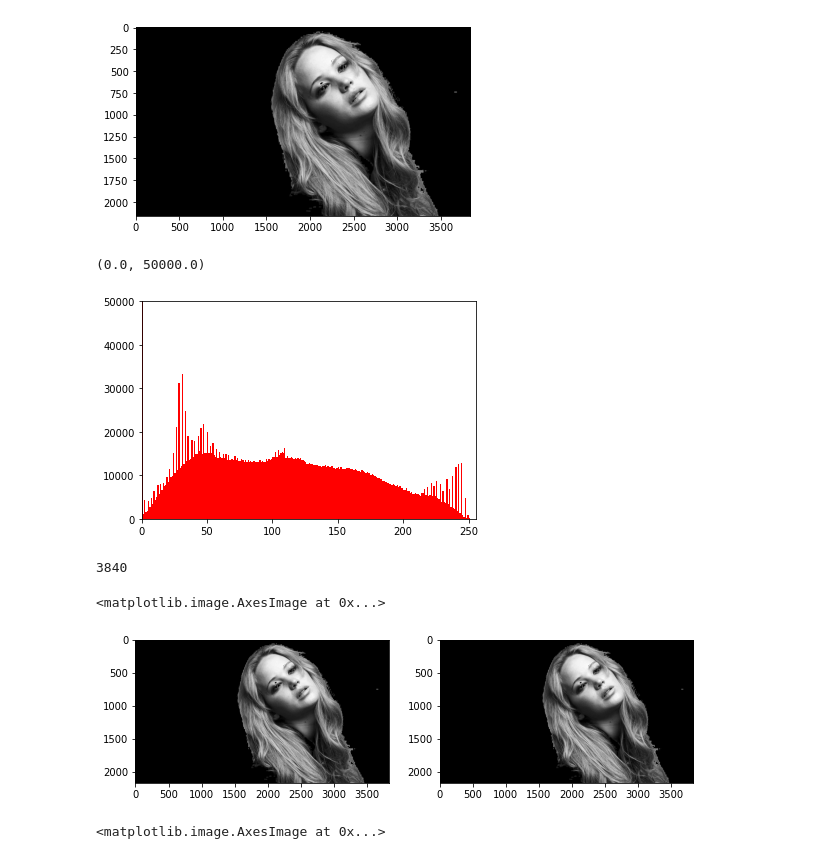
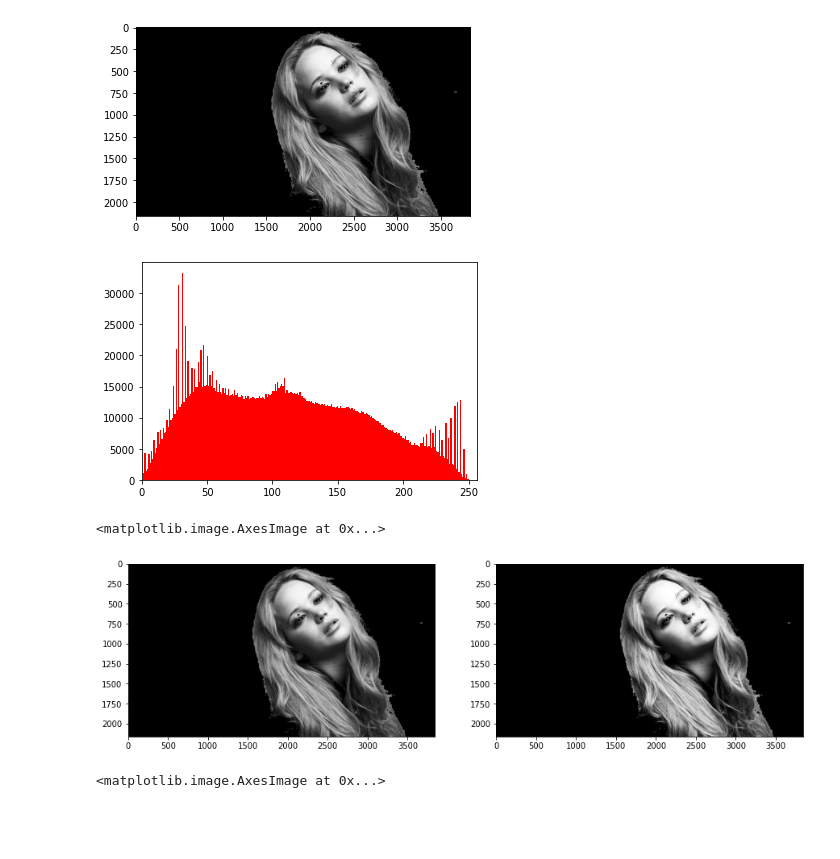
Before and after one commit to leonfdo/Image_augmentation, a Jupyter notebook: Untitled-1.ipynb, the cells around one changed output. Cells and saved outputs as stored; diff of their text form; code cells hidden in the pictures; blank space fills up the shorter version.

```diff
--- a/Untitled-1.ipynb
+++ b/Untitled-1.ipynb
@@ -207,37 +207,37 @@ ax[2].set_title("V plane")
 Text(0.5, 1.0, 'V plane')
 [figure]
 # %%
-img1=cv.imread("C:\\Users\\leonf\Music\\image_processing\\jeniffer.jpg",0)
-#img1=cv.cvtColor(img1,cv.COLOR_BGR2RGB)
-#print(saturation.max())
+jen_img=cv.imread("C:\\Users\\leonf\Music\\image_processing\\jeniffer.jpg",0)
 ret, mask = cv.threshold(saturation, 11, 1, cv.THRESH_BINARY)
-img2=cv.bitwise_and(img1,img1,mask=mask)
+img2=cv.bitwise_and(jen_img,jen_img,mask=mask)
 plt.imshow(img2,cmap="gray",vmin=0,vmax=255)
+#cv.imshow("img",img2)
+#cv.waitKey(0)
+#cv.destroyAllWindows()
 # %% [output]
 <matplotlib.image.AxesImage at 0x...>
 [figure]
 # %%
-plt.hist(img2.flatten(),256,[0,256],color='r')
+hist,bins=np.histogram(img2.ravel(),256,[0,256])
+plt.hist(img2.flatten(),256,[1,256],color='r')
 plt.xlim([0,256])
-plt.ylim([0,50000])
+hist[0] = 0
+
+#plt.plot(hist)
 # %% [output]
-(0.0, 50000.0)
-[figure, old version]
+[figure, new version]
-# %%
-w=img2.shape[0]
-h=img2.shape[1]
-# %% [output]
-3840
 # %%
 w=img2.shape[0]
 h=img2.shape[1]
-hist1=np.cumsum(hist)*(255/(w*h))
-img_new=cv.LUT(img2,hist1)
-fig,ax=plt.subplots(1,2,figsize=(10,10))
+hist1=hist.cumsum()*(255/(hist.sum()))
+img_new=cv.LUT(img2,hist1).astype(np.uint8)
+fig,ax=plt.subplots(1,2,figsize=(15,15))
+#plt.hist(img3.flatten(),256,[0,256],color='r')
 ax[0].imshow(img2,cmap="gray")
 ax[1].imshow(img_new,cmap="gray")
+#ax[2].imshow(img3,cmap="gray")
 # %% [output]
 <matplotlib.image.AxesImage at 0x...>
-[figure, old version]
+[figure, new version]
 # %%
 mask=1-mask
```
Also changed, not shown: parts of 9 cells of this notebook.
